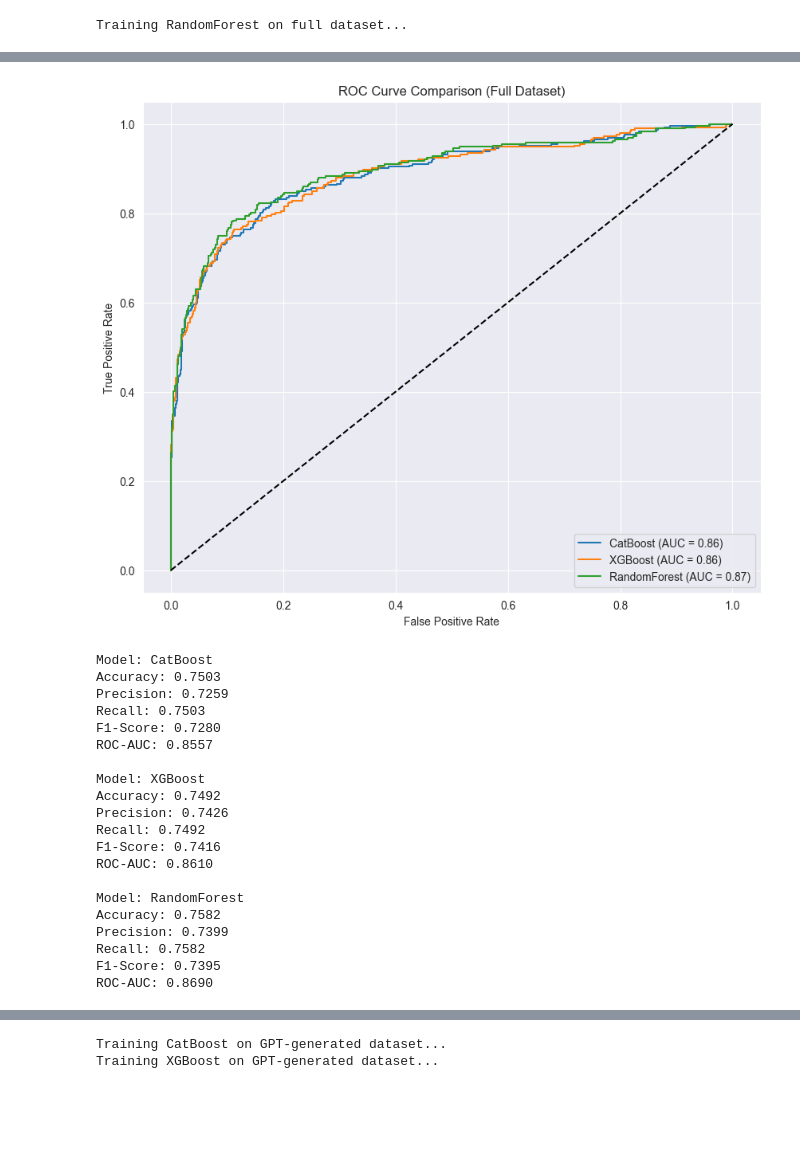
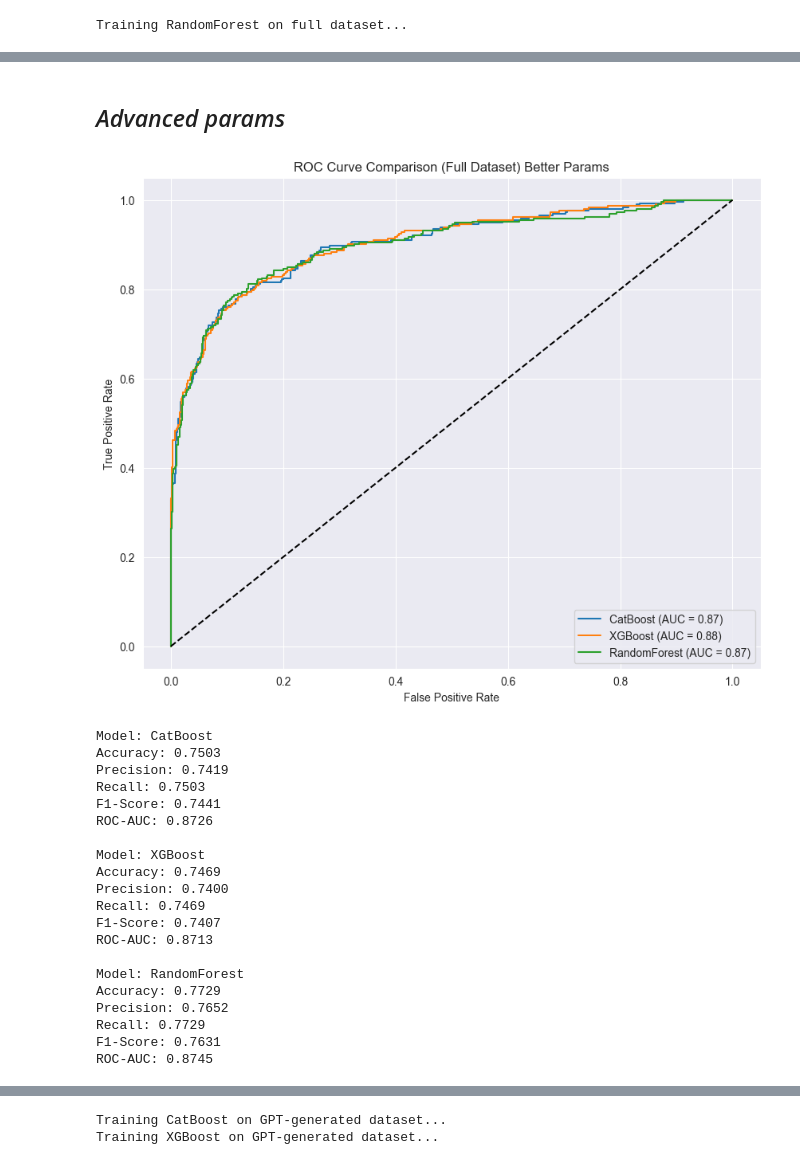
Before and after one commit to ValentynFedorov/LLM_data_synthesis, a Jupyter notebook: Main.ipynb, the cells around one changed output, grey strips where cells are left out. Drawn from its saved outputs; the diff is of its cells as text; code cells hidden in the pictures; blank space fills up the shorter version.

```diff
--- a/Main.ipynb
+++ b/Main.ipynb
@@ -18,6 +17,6 @@ y = predict_students_dropout_and_academic_success.data.targets
 # %%
 # Combine features and target into a single DataFrame
-df = pd.concat([X, y], axis=1)
+df = pd.read_csv('data.csv', delimiter=';')
 
 # Encode target variable
 mapping = {'Graduate': 0, 'Dropout': 1, 'Enrolled': 2}
@@ -42,7 +98,13 @@ common_params = {
 # %%
 # Define models
 models = {
-    'CatBoost': CatBoostClassifier(verbose=0, random_state=17, **common_params),
-    'XGBoost': XGBClassifier(use_label_encoder=False, eval_metric='logloss', random_state=17, **common_params),
-    'RandomForest': RandomForestClassifier(random_state=17, max_depth=common_params['max_depth'], n_estimators=common_params['n_estimators'])
+    'CatBoost': CatBoostClassifier(verbose=0, random_state=17),
+    'XGBoost': XGBClassifier(use_label_encoder=False, eval_metric='logloss', random_state=17),
+    'RandomForest': RandomForestClassifier(random_state=17)
 }
+# %%
+better_models = {
+    'CatBoost': CatBoostClassifier(random_state=17, **catboost_params),
+    'XGBoost': XGBClassifier(random_state=17, **xgboost_params),
+    'RandomForest': RandomForestClassifier(random_state=17, **randomforest_params)
+}
@@ -82,0 +165,5 @@ Training RandomForest on full dataset...
+# %%
+results_full_better = {}
+for better_model_name, better_model in better_models.items():
+    print(f"Training {better_model_name} on full dataset...")
+    results_full_better[better_model_name] = evaluate_model(better_model, X_train_full, y_train_full, X_test_full, y_test_full)
@@ -83,18 +177,20 @@ Training RandomForest on full dataset...
+# %% [markdown]
+## *Advanced params*
 # %%
 # Plot ROC curves for full dataset
 plt.figure(figsize=(10, 8))
-for model_name, result in results_full.items():
-    fpr, tpr, _ = roc_curve(y_test_full, result['y_pred_proba'][:, 1], pos_label=1)
-    plt.plot(fpr, tpr, label=f'{model_name} (AUC = {result["roc_auc"]:.2f})')
+for better_model_name, better_result in results_full_better.items():
+    fpr, tpr, _ = roc_curve(y_test_full, better_result['y_pred_proba'][:, 1], pos_label=1)
+    plt.plot(fpr, tpr, label=f'{better_model_name} (AUC = {better_result["roc_auc"]:.2f})')
 
 plt.plot([0, 1], [0, 1], 'k--')
 plt.xlabel('False Positive Rate')
 plt.ylabel('True Positive Rate')
-plt.title('ROC Curve Comparison (Full Dataset)')
+plt.title('ROC Curve Comparison (Full Dataset) Better Params')
 plt.legend(loc='lower right')
 plt.show()
 # %% [output]
-[figure, old version]
+[figure, new version]
 # %%
 # Print results for full dataset
 for model_name, result in results_full.items():
@@ -107,21 +203,21 @@ for model_name, result in results_full.items():
 # %% [output]
 Model: CatBoost
 Accuracy: 0.7503
-Precision: 0.7259
+Precision: 0.7419
 Recall: 0.7503
-F1-Score: 0.7280
-ROC-AUC: 0.8557
+F1-Score: 0.7441
+ROC-AUC: 0.8726
 
 Model: XGBoost
-Accuracy: 0.7492
-Precision: 0.7426
-Recall: 0.7492
-F1-Score: 0.7416
-ROC-AUC: 0.8610
+Accuracy: 0.7469
+Precision: 0.7400
+Recall: 0.7469
+F1-Score: 0.7407
+ROC-AUC: 0.8713
 
 Model: RandomForest
-Accuracy: 0.7582
-Precision: 0.7399
-Recall: 0.7582
-F1-Score: 0.7395
-ROC-AUC: 0.8690
+Accuracy: 0.7729
+Precision: 0.7652
+Recall: 0.7729
+F1-Score: 0.7631
+ROC-AUC: 0.8745
```
Also changed, not shown: parts of 53 cells of this notebook, 6 other files.
